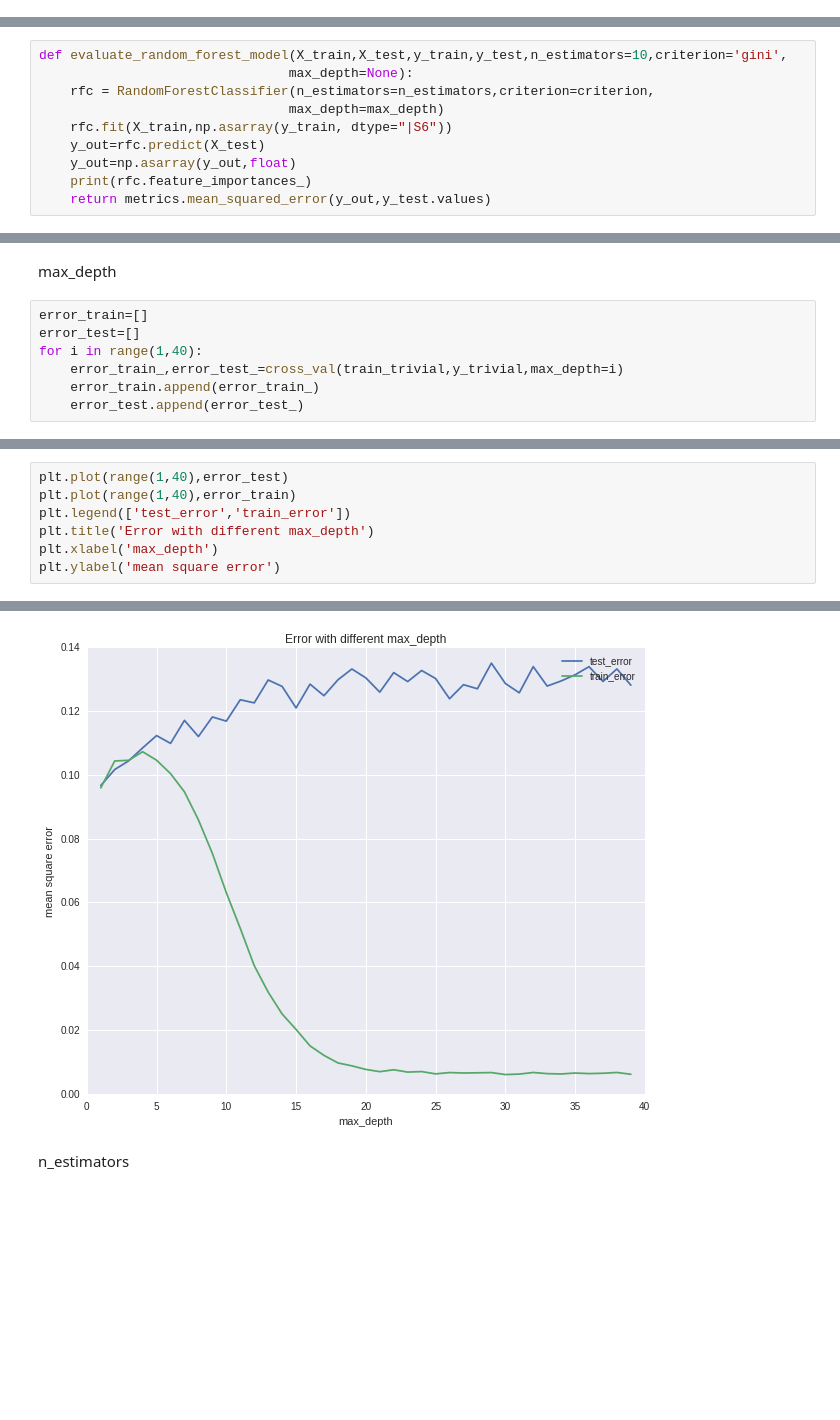
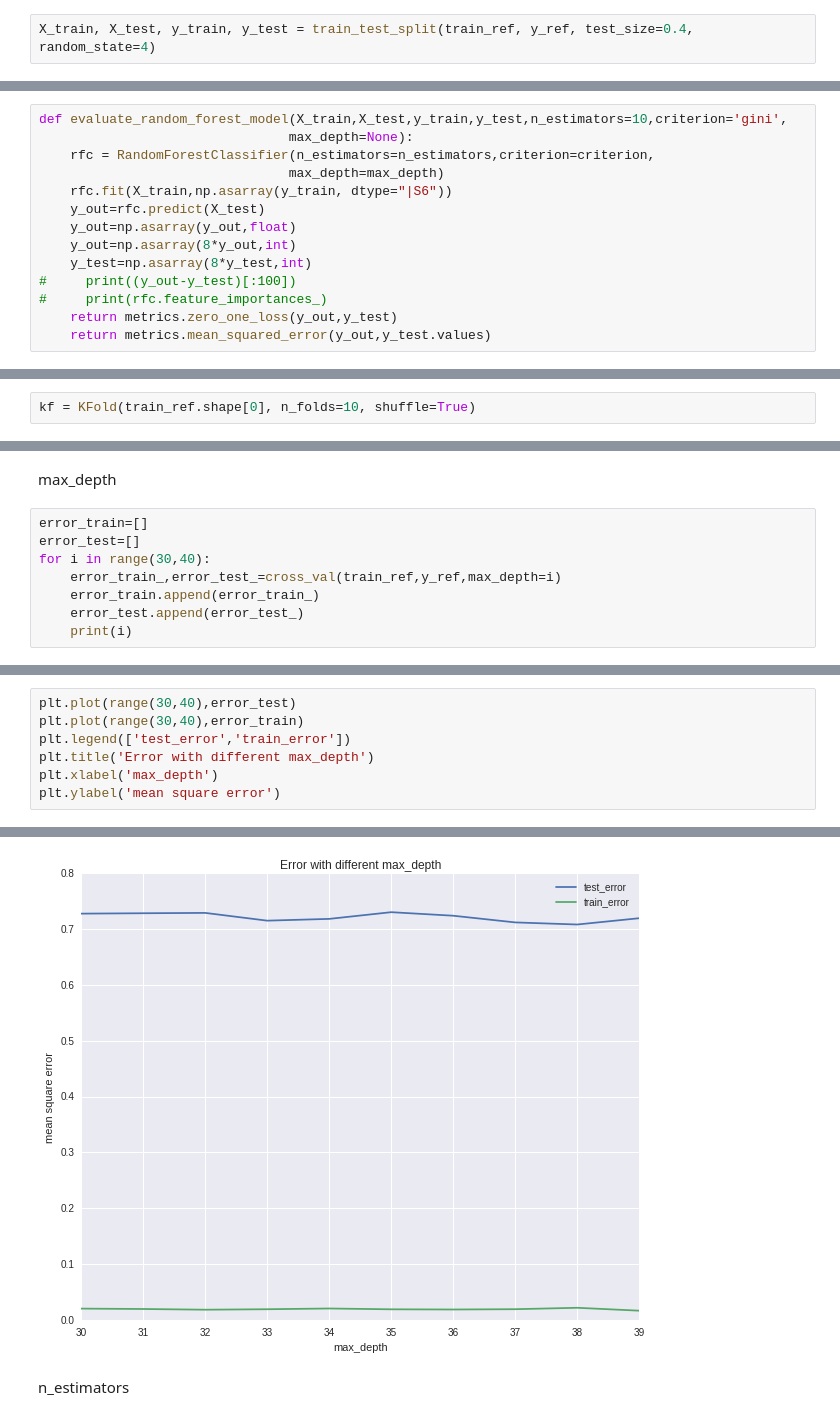
Before and after one commit to Bondzio/ADA_hw2016, a Jupyter notebook: 04 - Applied ML/AppliedML.ipynb, the cells around one changed output, grey strips where cells are left out. Drawn from its saved outputs; the diff is of its cells as text; blank space fills up the shorter version.

Commit message:
Added referee information and trained classifier

```diff
--- a/04 - Applied ML/AppliedML.ipynb
+++ b/04 - Applied ML/AppliedML.ipynb
@@ -232,6 +254,8 @@ train_trivial.head(4)
 ### Splitting in training and test database
 # %%
 X_train, X_test, y_train, y_test = train_test_split(train_trivial, y_trivial, test_size=0.4, random_state=4)
+# %%
+X_train, X_test, y_train, y_test = train_test_split(train_ref, y_ref, test_size=0.4, random_state=4)
 # %% [markdown]
 ### Classification
 # %%
@@ -242,7 +266,11 @@ def evaluate_random_forest_model(X_train,X_test,y_train,y_test,n_estimators=10,c
     rfc.fit(X_train,np.asarray(y_train, dtype="|S6"))
     y_out=rfc.predict(X_test)
     y_out=np.asarray(y_out,float)
-    print(rfc.feature_importances_)
+    y_out=np.asarray(8*y_out,int)
+    y_test=np.asarray(8*y_test,int)
+#     print((y_out-y_test)[:100])
+#     print(rfc.feature_importances_)
+    return metrics.zero_one_loss(y_out,y_test)
     return metrics.mean_squared_error(y_out,y_test.values)
 # %% [markdown]
 ### Overfitting
@@ -331,6 +359,8 @@ error_test
 ### Cross validation
 # %%
 kf = KFold(train_trivial.shape[0], n_folds=30, shuffle=True)
+# %%
+kf = KFold(train_ref.shape[0], n_folds=10, shuffle=True)
 # %%
 def cross_val(database,output,n_estimators=10,criterion='gini',
                                 max_depth=None):
@@ -354,7 +384,8 @@ max_depth
 # %%
 error_train=[]
 error_test=[]
-for i in range(1,40):
-    error_train_,error_test_=cross_val(train_trivial,y_trivial,max_depth=i)
+for i in range(30,40):
+    error_train_,error_test_=cross_val(train_ref,y_ref,max_depth=i)
     error_train.append(error_train_)
     error_test.append(error_test_)
+    print(i)
@@ -361,13 +403,13 @@ for i in range(1,40):
 # %%
-plt.plot(range(1,40),error_test)
-plt.plot(range(1,40),error_train)
+plt.plot(range(30,40),error_test)
+plt.plot(range(30,40),error_train)
 plt.legend(['test_error','train_error'])
 plt.title('Error with different max_depth')
 plt.xlabel('max_depth')
 plt.ylabel('mean square error')
 # %% [output]
 <matplotlib.text.Text at 0x...>
-[figure, old version]
+[figure, new version]
 # %% [markdown]
 n_estimators
 # %%
```
Also changed, not shown: parts of 25 cells of this notebook.
